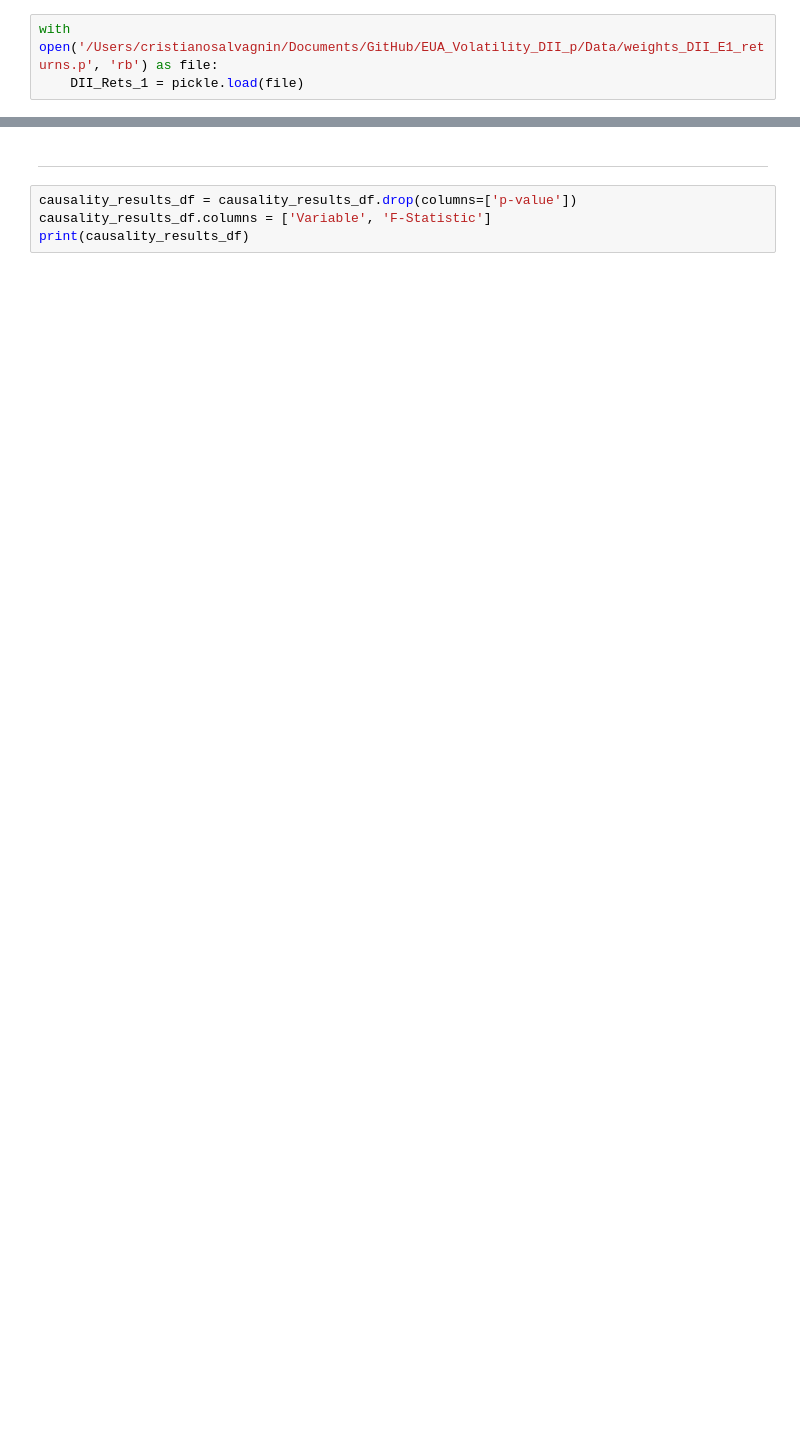
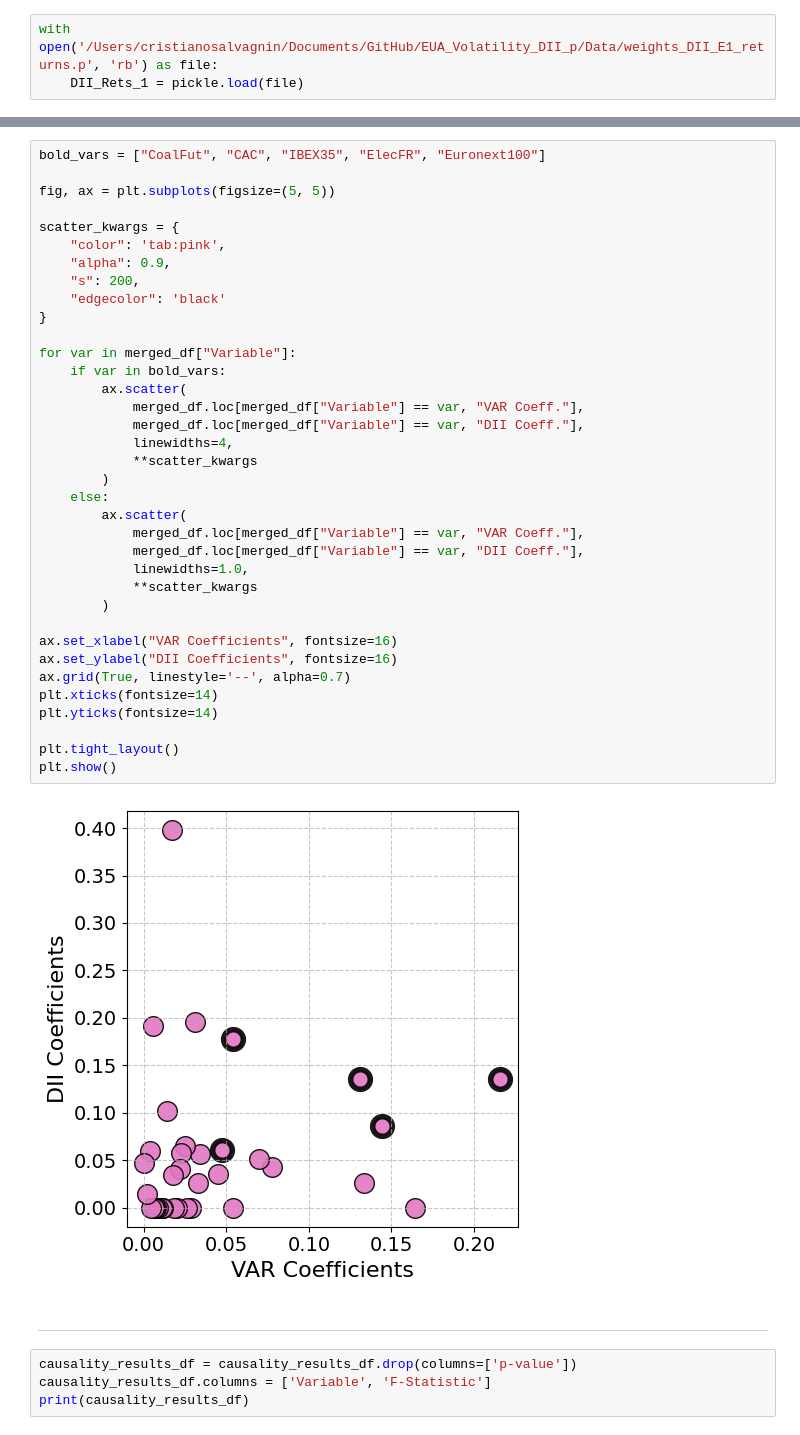
Before and after one commit to SaveChris/EUA_Volatility_DII_p, a Jupyter notebook: SRC/#Sec4_EmpiricalResults.ipynb, the cells around one changed output, grey strips where cells are left out. Drawn from its saved outputs; the diff is of its cells as text; blank space fills up the shorter version.

```diff
--- a/SRC/#Sec4_EmpiricalResults.ipynb
+++ b/SRC/#Sec4_EmpiricalResults.ipynb
@@ -137,3 +391,41 @@ plt.show()
+# %%
+bold_vars = ["CoalFut", "CAC", "IBEX35", "ElecFR", "Euronext100"]
+
+fig, ax = plt.subplots(figsize=(5, 5))
+
+scatter_kwargs = {
+    "color": 'tab:pink',
+    "alpha": 0.9,
+    "s": 200,
+    "edgecolor": 'black'
+}
+
+for var in merged_df["Variable"]:
+    if var in bold_vars:
+        ax.scatter(
+            merged_df.loc[merged_df["Variable"] == var, "VAR Coeff."],
+            merged_df.loc[merged_df["Variable"] == var, "DII Coeff."],
+            linewidths=4,
+            **scatter_kwargs
+        )
+    else:
+        ax.scatter(
+            merged_df.loc[merged_df["Variable"] == var, "VAR Coeff."],
+            merged_df.loc[merged_df["Variable"] == var, "DII Coeff."],
+            linewidths=1.0,
+            **scatter_kwargs
+        )
+
+ax.set_xlabel("VAR Coefficients", fontsize=16)
+ax.set_ylabel("DII Coefficients", fontsize=16)
+ax.grid(True, linestyle='--', alpha=0.7)
+plt.xticks(fontsize=14)
+plt.yticks(fontsize=14)
+
+plt.tight_layout()
+plt.show()
+# %% [output]
+[figure, added]
 # %% [markdown]
 ***
 # %%
```
Also changed, not shown: parts of 20 cells of this notebook.
